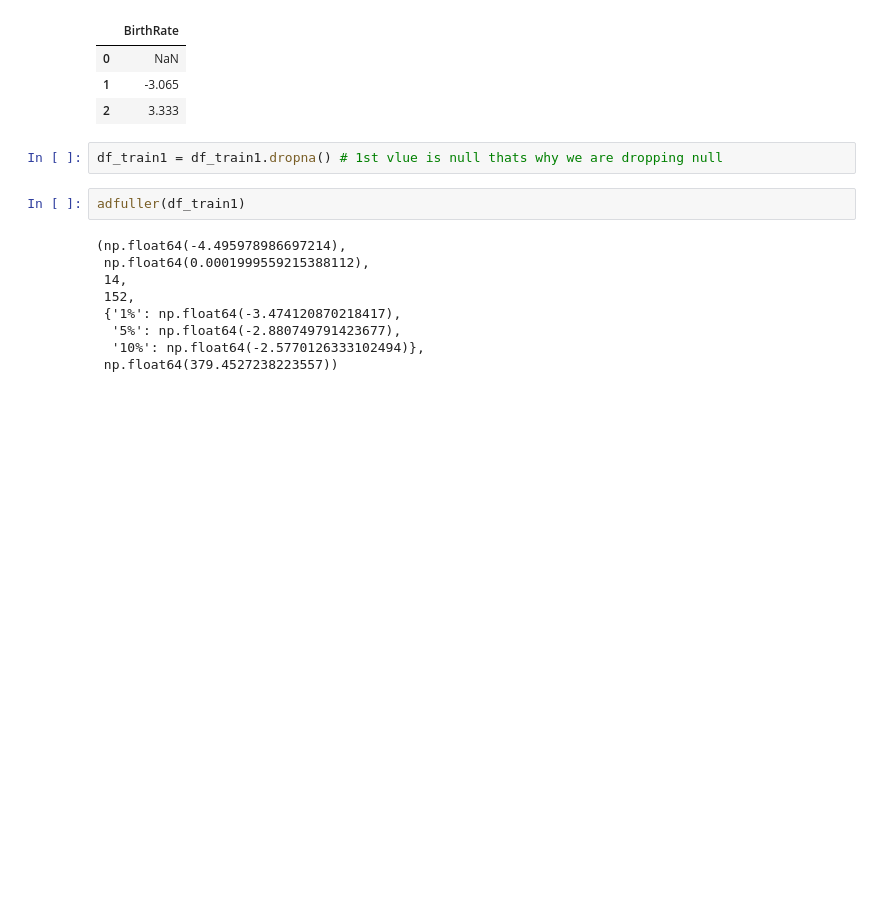
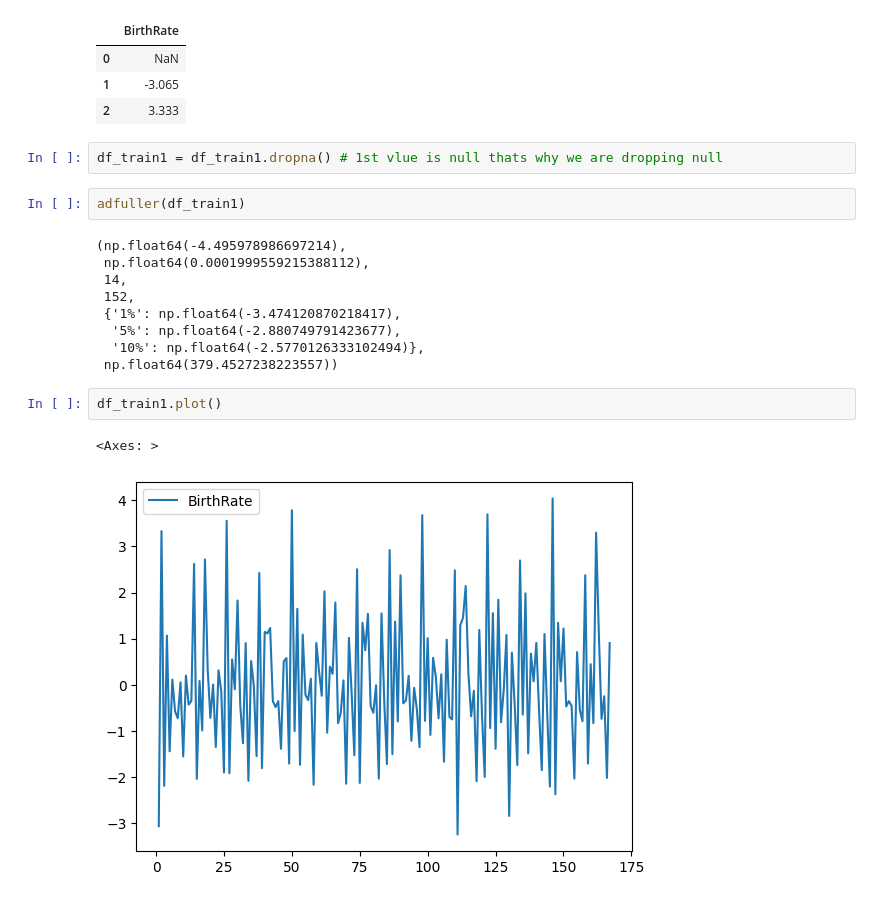
Before and after one commit to devdatta1429/BDA_Assignments, a Jupyter notebook: PML/Day_25_13_06.ipynb, the cells around one changed output. Cells and saved outputs as stored; diff of their text form; blank space fills up the shorter version.

```diff
--- a/PML/Day_25_13_06.ipynb
+++ b/PML/Day_25_13_06.ipynb
@@ -925,3 +927,8 @@ adfuller(df_train1)
   '5%': np.float64(-2.880749791423677),
   '10%': np.float64(-2.5770126333102494)},
  np.float64(379.4527238223557))
+# %%
+df_train1.plot()
+# %% [output]
+<Axes: >
+[figure, added]
```
Also changed, not shown: parts of 5 cells of this notebook.
